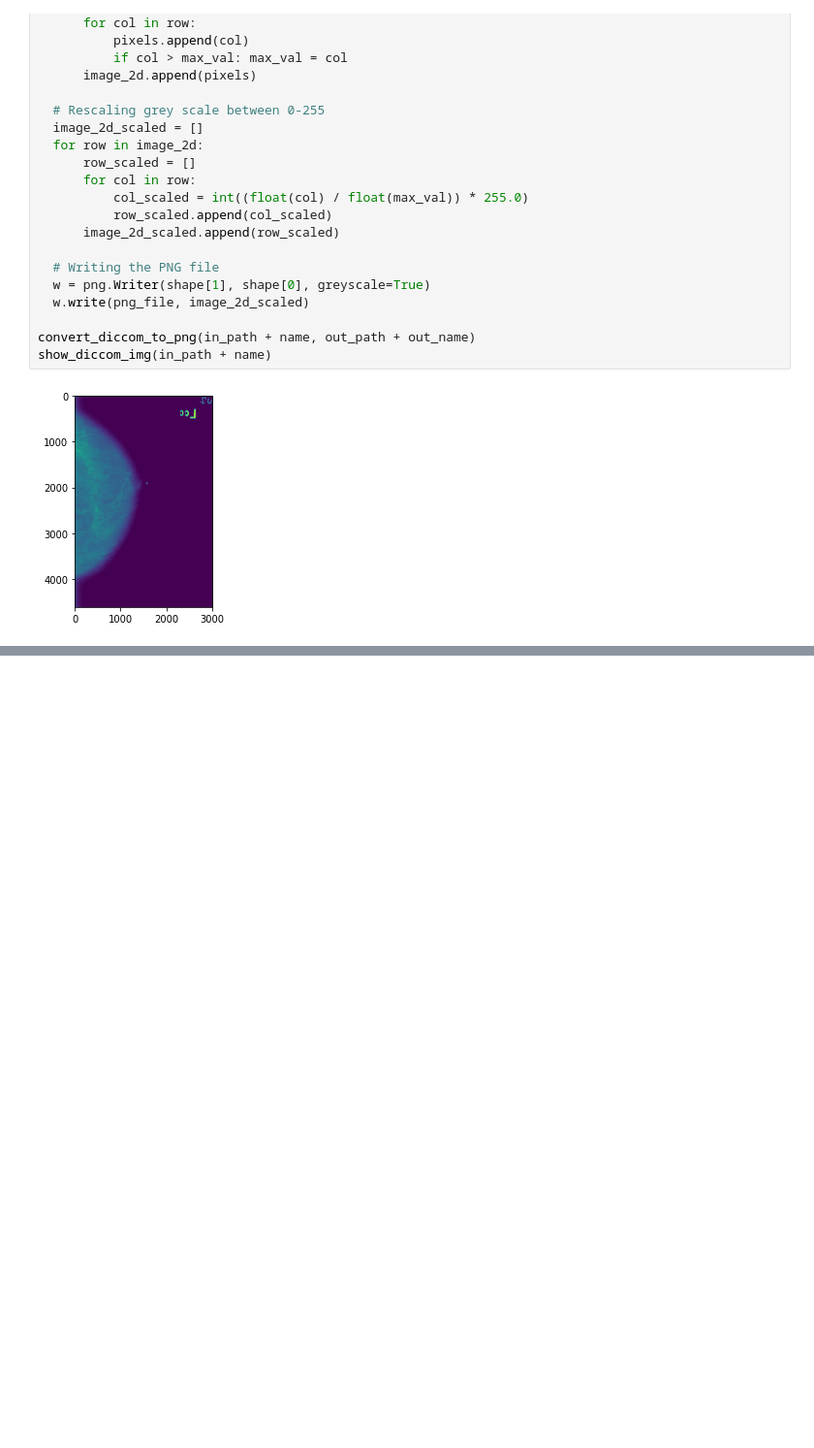
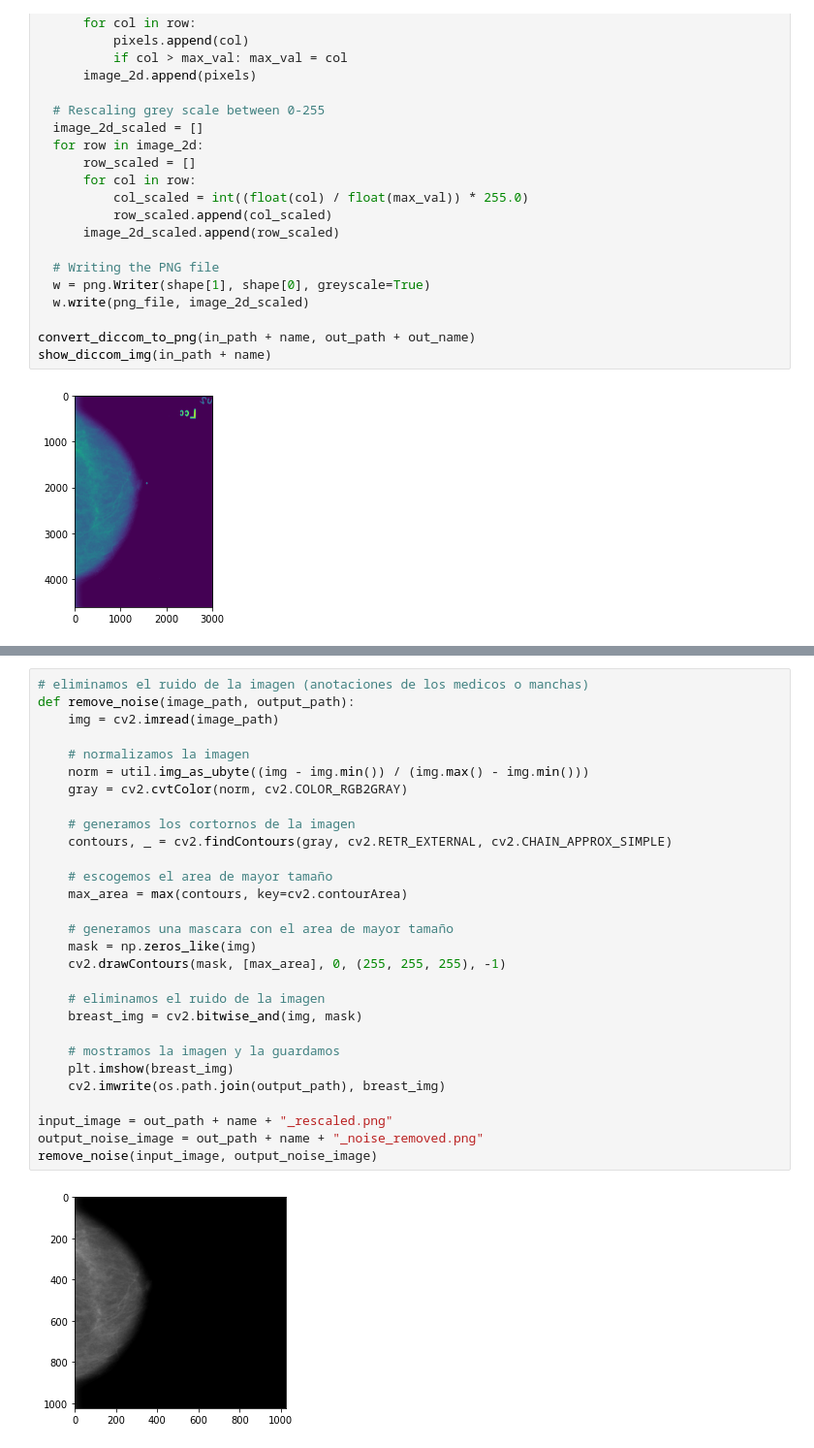
Before and after one commit to KoNGoL/tfm_breast_cancer_detection, a Jupyter notebook: Pruebas.ipynb, the cells around one changed output, grey strips where cells are left out. Shown at 97% size. Saved outputs shown, nothing was run; the diff lists cells and outputs as text; blank space fills up the shorter version.

Commit message:
- eliminado el ruido de las anotaciones - inicio de clahe

```diff
--- a/Pruebas.ipynb
+++ b/Pruebas.ipynb
@@ -127,3 +133,34 @@ rescale_img(out_crop_path, out_path + name + "_rescaled.png")
 # %% [output]
 Clipping input data to the valid range for imshow with RGB data ([0..1] for floats or [0..255] for integers).
 [figure]
+# %%
+# eliminamos el ruido de la imagen (anotaciones de los medicos o manchas)
+def remove_noise(image_path, output_path):
+    img = cv2.imread(image_path)
+
+    # normalizamos la imagen
+    norm = util.img_as_ubyte((img - img.min()) / (img.max() - img.min()))
+    gray = cv2.cvtColor(norm, cv2.COLOR_RGB2GRAY)
+
+    # generamos los cortornos de la imagen
+    contours, _ = cv2.findContours(gray, cv2.RETR_EXTERNAL, cv2.CHAIN_APPROX_SIMPLE)
+
+    # escogemos el area de mayor tamaño
+    max_area = max(contours, key=cv2.contourArea)
+
+    # generamos una mascara con el area de mayor tamaño
+    mask = np.zeros_like(img)
+    cv2.drawContours(mask, [max_area], 0, (255, 255, 255), -1)
+
+    # eliminamos el ruido de la imagen
+    breast_img = cv2.bitwise_and(img, mask)
+
+    # mostramos la imagen y la guardamos
+    plt.imshow(breast_img)
+    cv2.imwrite(os.path.join(output_path), breast_img)
+
+input_image = out_path + name + "_rescaled.png"
+output_noise_image = out_path + name + "_noise_removed.png"
+remove_noise(input_image, output_noise_image)
+# %% [output]
+[figure, added]
```
Also changed, not shown: parts of 5 cells of this notebook.
